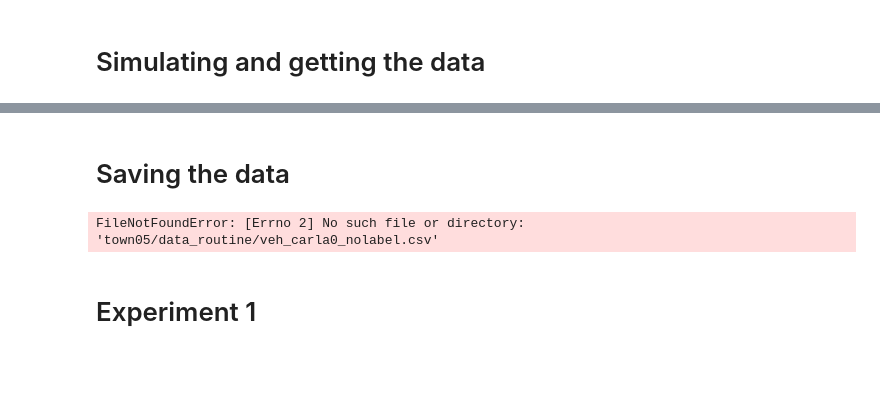
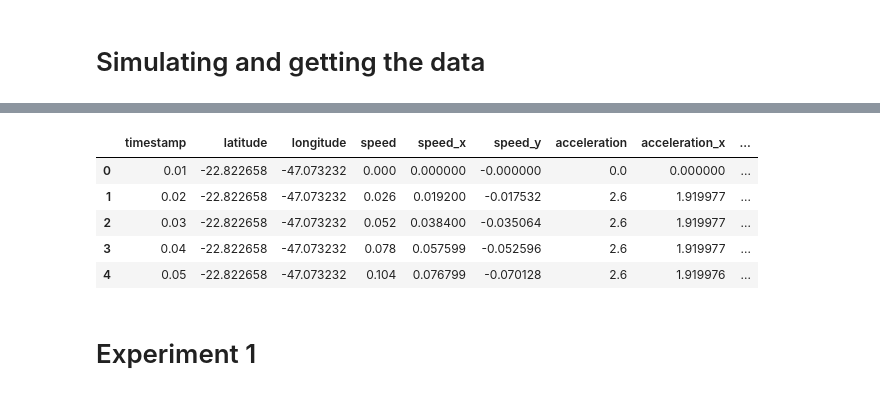
Before and after one commit to H-IAAC/sumo_data_synthesis, a Jupyter notebook: simulationData.ipynb, the cells around one changed output, grey strips where cells are left out. Saved outputs shown, nothing was run; the diff lists cells and outputs as text; code cells hidden in the pictures; blank space fills up the shorter version.

```diff
--- a/simulationData.ipynb
+++ b/simulationData.ipynb
@@ -517,6 +509,14 @@ DijkstraRouter spent 0.00s answering queries (0.00ms on average).
-# %% [markdown]
-# Saving the data
 # %%
-save_data(veh_variables, "data_routine", vehIDs, type_ids_random, verify=True, type_ids_routine=type_ids_routine, use_lat_lon=False, use_desc=False)
+os.makedirs(f'{FOLDER_NAME}/data_routine', exist_ok=True)
+save_data(veh_variables, "data_routine", vehIDs, type_ids_random, verify=True, type_ids_routine=type_ids_routine, use_lat_lon=True, use_desc=True)
-# %% [output]
-FileNotFoundError: [Errno 2] No such file or directory: 'town05/data_routine/veh_carla0_nolabel.csv'
+# %%
+df_teste = pd.read_csv(f'{FOLDER_NAME}/data_routine/veh_segunda.csv', sep=',')
+# %%
+df_teste.head()
+# %% [output]
+|  | timestamp | latitude | longitude | speed | speed_x | speed_y | acceleration | acceleration_x | ... |
+| 0 | 0.01 | -22.822658 | -47.073232 | 0.000 | 0.000000 | -0.000000 | 0.0 | 0.000000 | ... |
+| 1 | 0.02 | -22.822658 | -47.073232 | 0.026 | 0.019200 | -0.017532 | 2.6 | 1.919977 | ... |
+| 2 | 0.03 | -22.822658 | -47.073232 | 0.052 | 0.038400 | -0.035064 | 2.6 | 1.919977 | ... |
+| 3 | 0.04 | -22.822658 | -47.073232 | 0.078 | 0.057599 | -0.052596 | 2.6 | 1.919977 | ... |
+| 4 | 0.05 | -22.822658 | -47.073232 | 0.104 | 0.076799 | -0.070128 | 2.6 | 1.919976 | ... |
```
Also changed, not shown: parts of 17 cells of this notebook, 8 other files.
